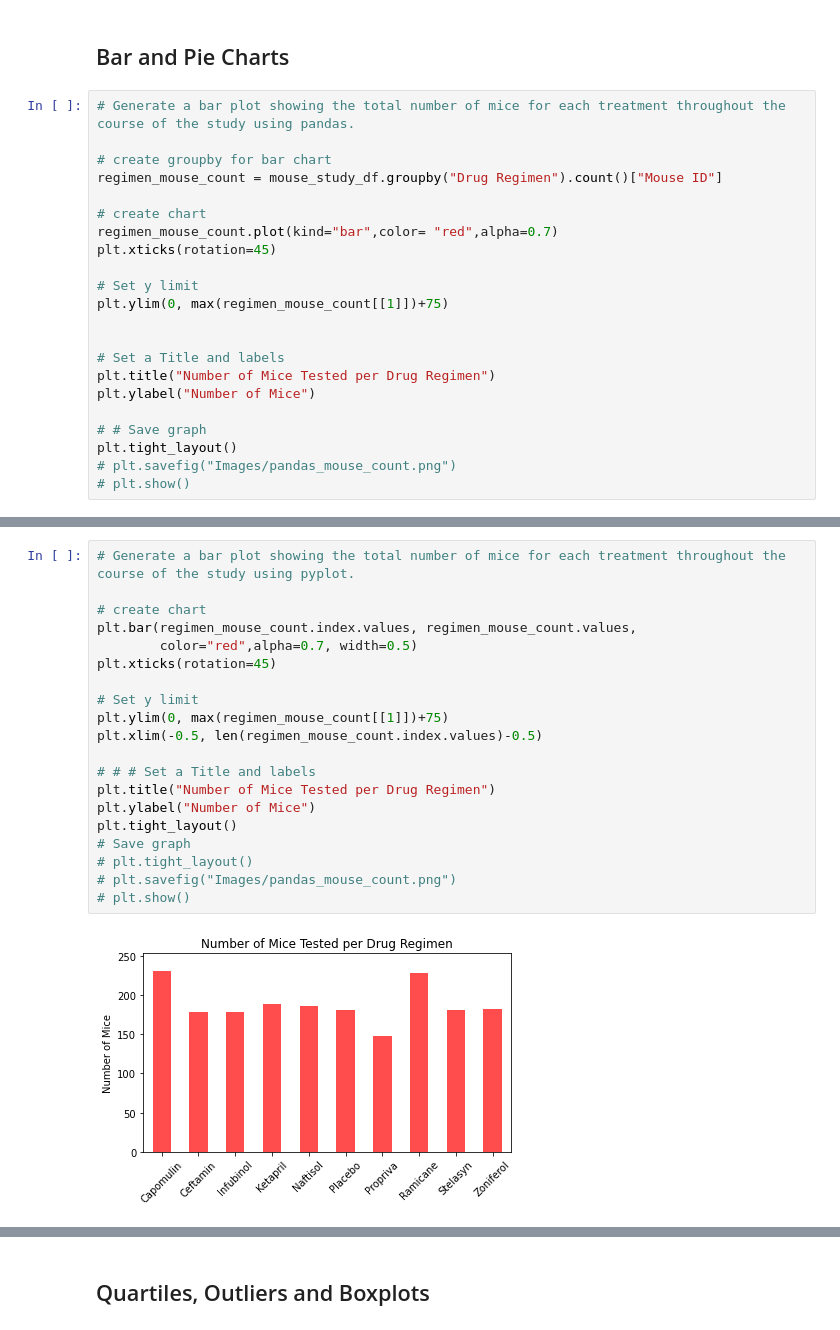
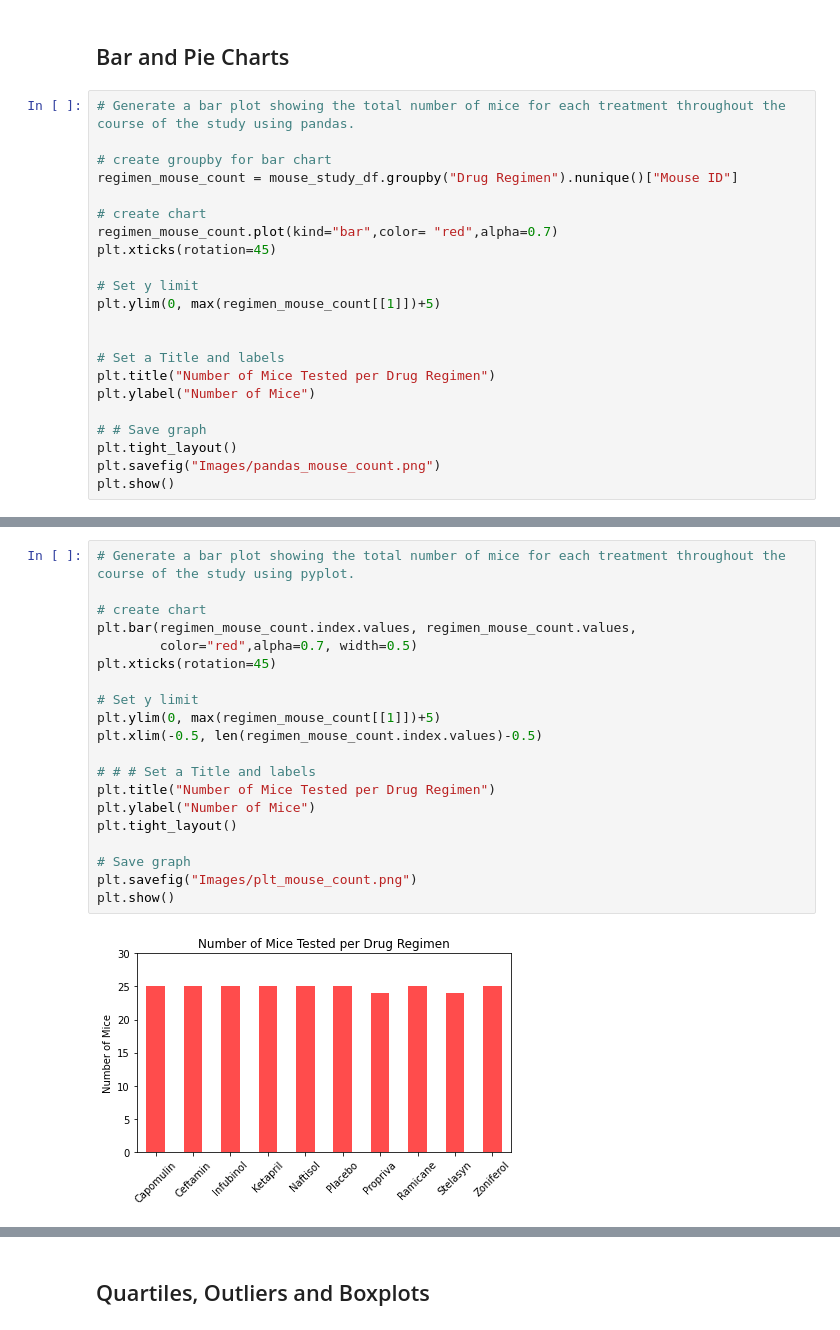
Before and after one commit to Kevin-McConchie/matplotlib-plots, a Jupyter notebook: pymaceuticals_Inc..ipynb, the cells around one changed output, grey strips where cells are left out. Drawn from its saved outputs; the diff is of its cells as text.

Commit message:
New update
corrected bar graphs to mice - was all timepoints for each mouse

Fixed df merge for final timepoint

started for loop

```diff
--- a/pymaceuticals_Inc..ipynb
+++ b/pymaceuticals_Inc..ipynb
@@ -135,14 +135,14 @@ clean_df.groupby("Drug Regimen")["Tumor Volume (mm3)"].agg(["mean","median","var
 # Generate a bar plot showing the total number of mice for each treatment throughout the course of the study using pandas.
 
 # create groupby for bar chart
-regimen_mouse_count = mouse_study_df.groupby("Drug Regimen").count()["Mouse ID"]
+regimen_mouse_count = mouse_study_df.groupby("Drug Regimen").nunique()["Mouse ID"]
 
 # create chart
 regimen_mouse_count.plot(kind="bar",color= "red",alpha=0.7)
 plt.xticks(rotation=45)
 
 # Set y limit
-plt.ylim(0, max(regimen_mouse_count[[1]])+75)
+plt.ylim(0, max(regimen_mouse_count[[1]])+5)
 
 
 # Set a Title and labels
@@ -151,6 +151,6 @@ plt.ylabel("Number of Mice")
 
 # # Save graph
 plt.tight_layout()
-# plt.savefig("Images/pandas_mouse_count.png")
-# plt.show()
+plt.savefig("Images/pandas_mouse_count.png")
+plt.show()
 # %% [output]
@@ -158,25 +158,25 @@ plt.tight_layout()
 # %%
 # Generate a bar plot showing the total number of mice for each treatment throughout the course of the study using pyplot.
 
 # create chart
 plt.bar(regimen_mouse_count.index.values, regimen_mouse_count.values,
         color="red",alpha=0.7, width=0.5)
 plt.xticks(rotation=45)
 
 # Set y limit
-plt.ylim(0, max(regimen_mouse_count[[1]])+75)
+plt.ylim(0, max(regimen_mouse_count[[1]])+5)
 plt.xlim(-0.5, len(regimen_mouse_count.index.values)-0.5)
 
 # # # Set a Title and labels
 plt.title("Number of Mice Tested per Drug Regimen")
 plt.ylabel("Number of Mice")
 plt.tight_layout()
+
 # Save graph
-# plt.tight_layout()
-# plt.savefig("Images/pandas_mouse_count.png")
-# plt.show()
+plt.savefig("Images/plt_mouse_count.png")
+plt.show()
 # %% [output]
-[figure, old version]
+[figure, new version]
 # %%
 # Generate a pie plot showing the distribution of female versus male mice using pandas
 
```
Also changed, not shown: parts of 6 cells of this notebook, 6 other files.
